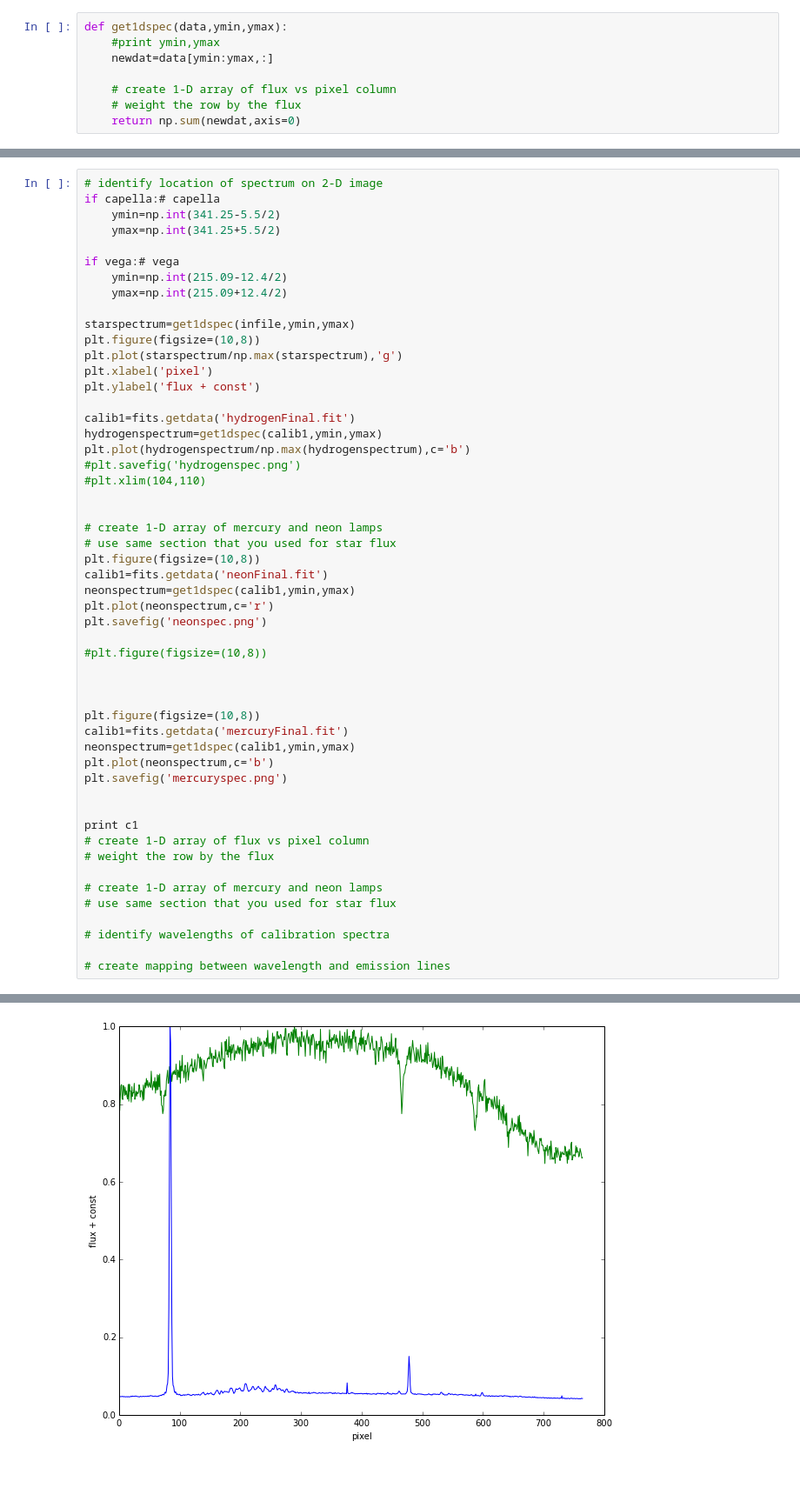
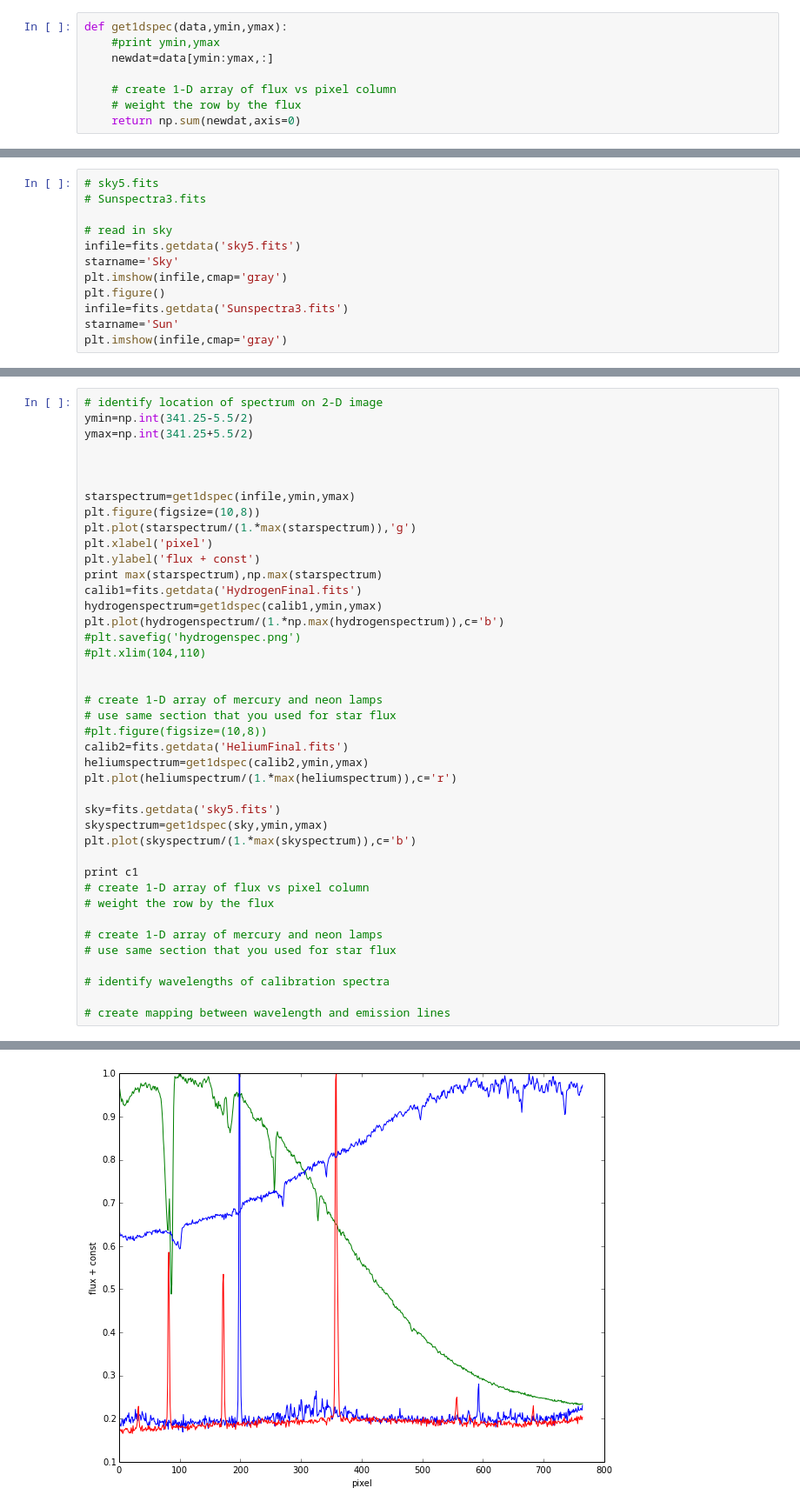
Before and after one commit to rfinn/obsastro, a Jupyter notebook: spectroscopy/specSpring2016/SpecReductionS16.ipynb, the cells around one changed output, grey strips where cells are left out. Shown at 87% size. Drawn from its saved outputs; the diff is of its cells as text; blank space fills up the shorter version.

```diff
--- a/spectroscopy/specSpring2016/SpecReductionS16.ipynb
+++ b/spectroscopy/specSpring2016/SpecReductionS16.ipynb
@@ -59,0 +49,12 @@ plt.imshow(infile,cmap='gray')
+# %%
+# sky5.fits
+# Sunspectra3.fits
+
+# read in sky
+infile=fits.getdata('sky5.fits')
+starname='Sky'
+plt.imshow(infile,cmap='gray')
+plt.figure()
+infile=fits.getdata('Sunspectra3.fits')
+starname='Sun'
+plt.imshow(infile,cmap='gray')
@@ -60,44 +65,33 @@ plt.imshow(infile,cmap='gray')
 # %%
 # identify location of spectrum on 2-D image
-if capella:# capella
-    ymin=np.int(341.25-5.5/2)
-    ymax=np.int(341.25+5.5/2)
+ymin=np.int(341.25-5.5/2)
+ymax=np.int(341.25+5.5/2)
 
-if vega:# vega
-    ymin=np.int(215.09-12.4/2)
-    ymax=np.int(215.09+12.4/2)
+
 
 starspectrum=get1dspec(infile,ymin,ymax)
 plt.figure(figsize=(10,8))
-plt.plot(starspectrum/np.max(starspectrum),'g')
+plt.plot(starspectrum/(1.*max(starspectrum)),'g')
 plt.xlabel('pixel')
 plt.ylabel('flux + const')
-
-calib1=fits.getdata('hydrogenFinal.fit')
+print max(starspectrum),np.max(starspectrum)
+calib1=fits.getdata('HydrogenFinal.fits')
 hydrogenspectrum=get1dspec(calib1,ymin,ymax)
-plt.plot(hydrogenspectrum/np.max(hydrogenspectrum),c='b')
+plt.plot(hydrogenspectrum/(1.*np.max(hydrogenspectrum)),c='b')
 #plt.savefig('hydrogenspec.png')
 #plt.xlim(104,110)
 
 
 # create 1-D array of mercury and neon lamps
 # use same section that you used for star flux
-plt.figure(figsize=(10,8))
-calib1=fits.getdata('neonFinal.fit')
-neonspectrum=get1dspec(calib1,ymin,ymax)
-plt.plot(neonspectrum,c='r')
-plt.savefig('neonspec.png')
+#plt.figure(figsize=(10,8))
+calib2=fits.getdata('HeliumFinal.fits')
+heliumspectrum=get1dspec(calib2,ymin,ymax)
+plt.plot(heliumspectrum/(1.*max(heliumspectrum)),c='r')
 
-#plt.figure(figsize=(10,8))
-
-
-
-plt.figure(figsize=(10,8))
-calib1=fits.getdata('mercuryFinal.fit')
-neonspectrum=get1dspec(calib1,ymin,ymax)
-plt.plot(neonspectrum,c='b')
-plt.savefig('mercuryspec.png')
-
+sky=fits.getdata('sky5.fits')
+skyspectrum=get1dspec(sky,ymin,ymax)
+plt.plot(skyspectrum/(1.*max(skyspectrum)),c='b')
 
 print c1
 # create 1-D array of flux vs pixel column
@@ -114 +109 @@ print c1
-[figure, old version]
+[figure, new version]
```
Also changed, not shown: parts of 6 cells of this notebook.
